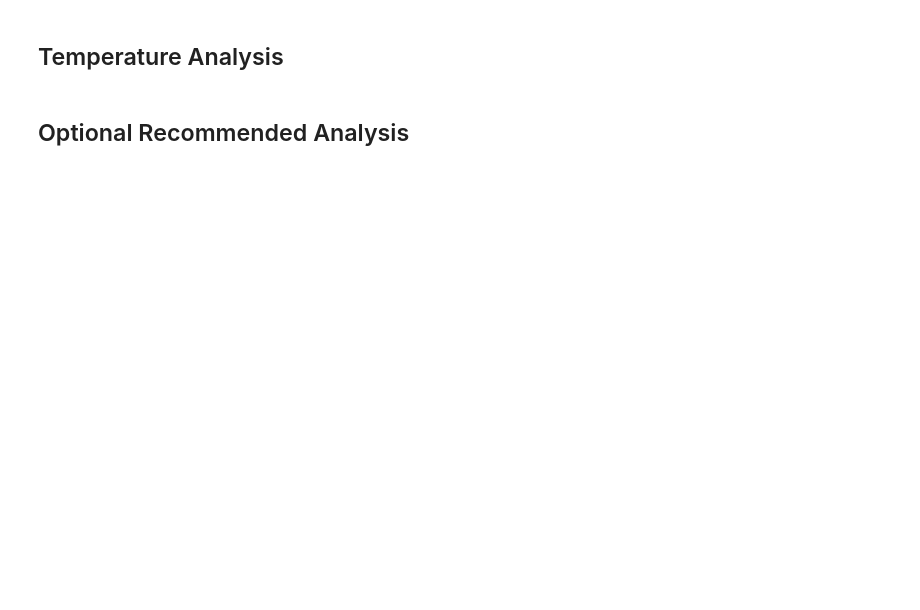
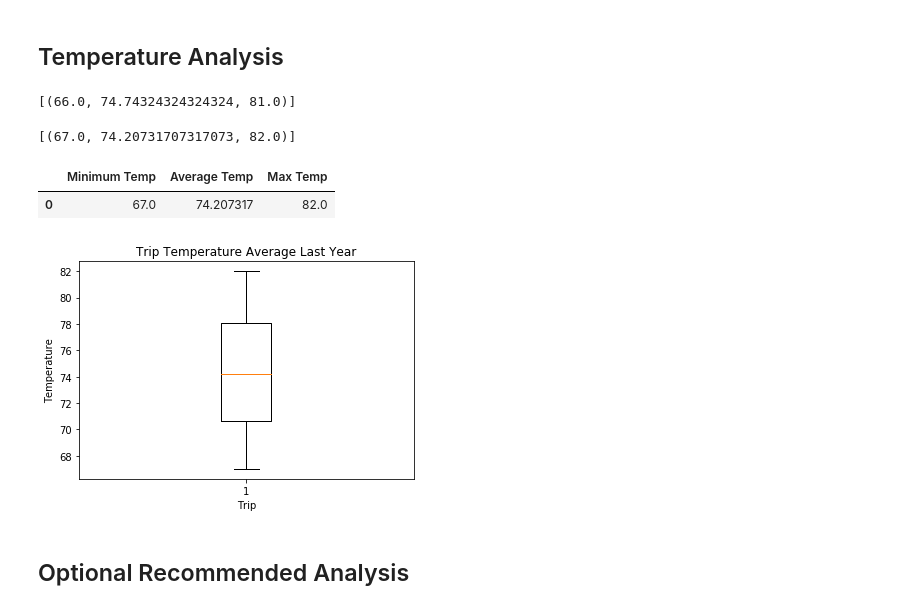
Before and after one commit to FutureGM/SqlAlchemy, a Jupyter notebook: Climate_Analysis.ipynb, the cells around one changed output. Drawn from its saved outputs; the diff is of its cells as text; code cells hidden in the pictures; blank space fills up the shorter version.

```diff
--- a/Climate_Analysis.ipynb
+++ b/Climate_Analysis.ipynb
@@ -186,16 +279,44 @@ summary
 # %% [markdown]
 ## Temperature Analysis
 # %%
-
 # Write a function called calc_temps that will accept a start date and end date in the format %Y-%m-%d and return the minimum, average, and maximum temperatures for that range of dates.
-
+def calc_temps(start_date, end_date):
 # Use the calc_temps function to calculate the min, avg, and max temperatures for your trip using the matching dates from the previous year (i.e. use "2017-01-01" if your trip start date was "2018-01-01")
-
-# Plot the min, avg, and max temperature from your previous query as a bar chart.
-
-# Use the average temperature as the bar height.
-
-# Use the peak-to-peak (tmax-tmin) value as the y error bar (yerr).
+    return session.query(func.min(measurement.tobs), func.avg(measurement.tobs), func.max(measurement.tobs)).\
+        filter(measurement.date >= start_date).\
+        filter(measurement.date <= end_date).all()
+calc_temps("2014-10-30", "2014-11-09")
+# %% [output]
+[(66.0, 74.74324324324324, 81.0)]
+# %%
+#Create a list of the temperatures to plot
+trip_start = dt.date(2014, 10, 30)
+trip_end = dt.date(2014, 11, 9)
+year_ago = dt.timedelta(days=365)
+temp_last_year = calc_temps((trip_start - year_ago), (trip_end - year_ago))
+print(temp_last_year)
+temps_df = pd.DataFrame(data = temp_last_year,
+                        columns=["Minimum Temp", "Average Temp", "Max Temp"])
+temps_df.head()
+# %% [output]
+[(67.0, 74.20731707317073, 82.0)]
+|  | Minimum Temp | Average Temp | Max Temp |
+| 0 | 67.0 | 74.207317 | 82.0 |
+# %%
+# Plot the min, avg, and max temperature from your previous query as a bar chart.
+fig, ax = plt.subplots()
+x_axis = range(len(temp_last_year))
+ax.boxplot(temp_last_year)
+ax.set_title("Trip Temperature Average Last Year")
+ax.set_ylabel("Temperature")
+ax.set_xlabel("Trip")
+# Use the average temperature as the bar height.
+
+# Use the peak-to-peak (tmax-tmin) value as the y error bar (yerr).
+# y_error = max
+plt.show()
+# %% [output]
+[figure, added]
 # %% [markdown]
 ## Optional Recommended Analysis
 # %%
```
Also changed, not shown: parts of 11 cells of this notebook.
